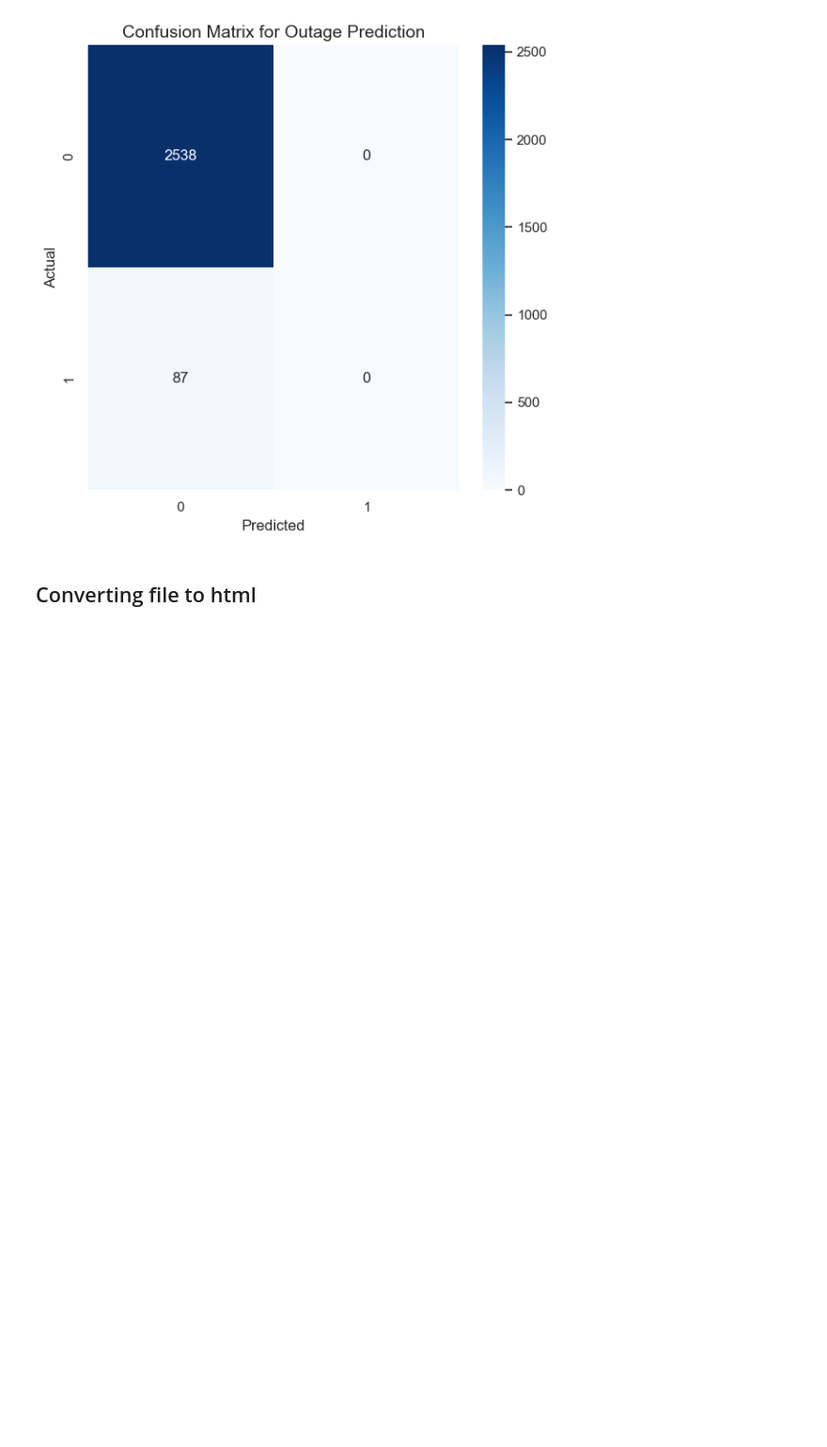
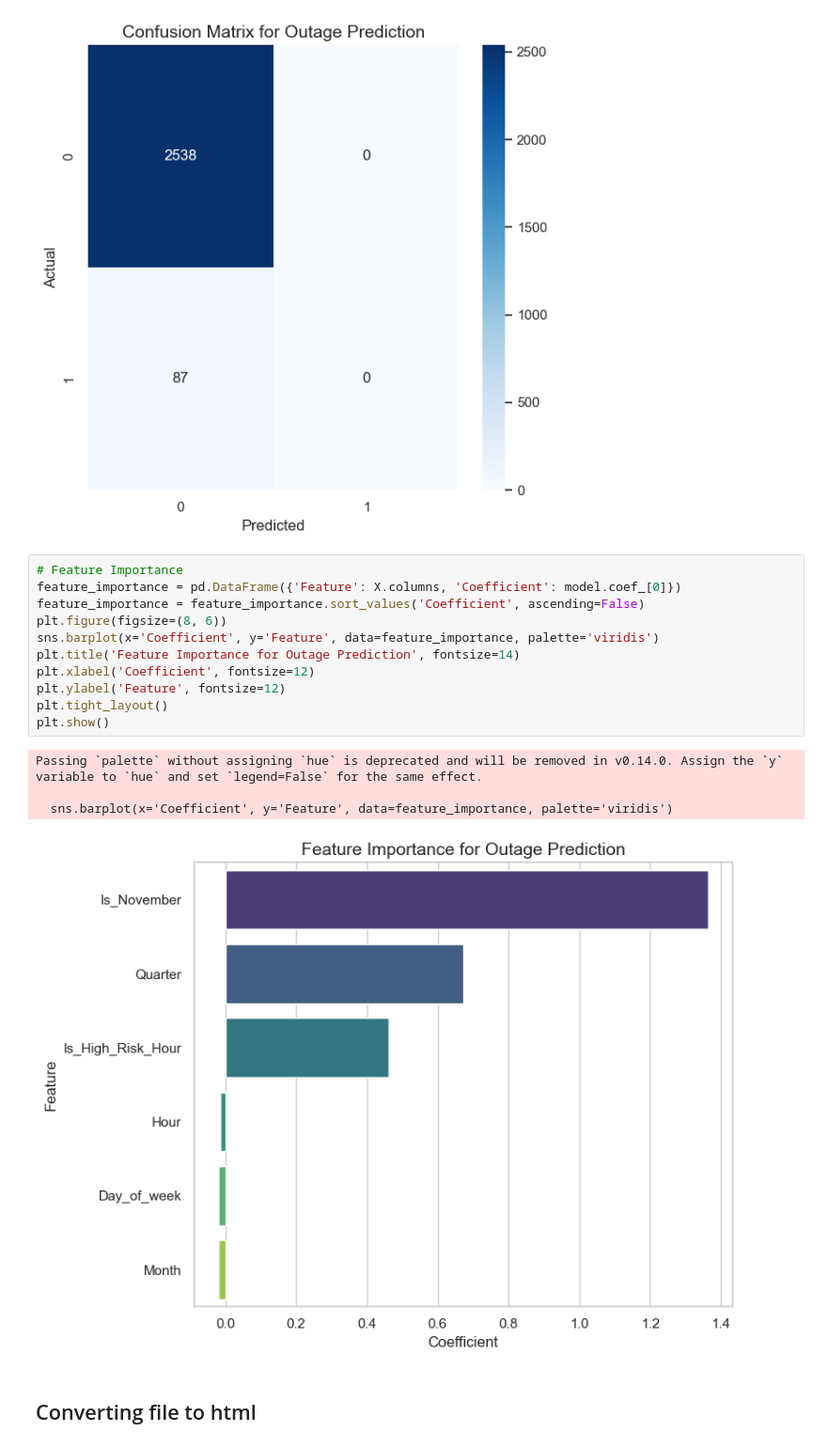
Before and after one commit to Phionanamugga/POWER_GRID_AI_PREDICITIVE_MAINTENANCE, a Jupyter notebook: power_outages.ipynb, the cells around one changed output. Shown at 94% size. Drawn from its saved outputs; the diff is of its cells as text; blank space fills up the shorter version.

Commit message:
carries out feature importance[Delivers#189071690]

```diff
--- a/power_outages.ipynb
+++ b/power_outages.ipynb
@@ -367,6 +367,22 @@ plt.show()
    macro avg       0.48      0.50      0.49      2625
 weighted avg       0.93      0.97      0.95      2625
 [figure]
+# %%
+# Feature Importance
+feature_importance = pd.DataFrame({'Feature': X.columns, 'Coefficient': model.coef_[0]})
+feature_importance = feature_importance.sort_values('Coefficient', ascending=False)
+plt.figure(figsize=(8, 6))
+sns.barplot(x='Coefficient', y='Feature', data=feature_importance, palette='viridis')
+plt.title('Feature Importance for Outage Prediction', fontsize=14)
+plt.xlabel('Coefficient', fontsize=12)
+plt.ylabel('Feature', fontsize=12)
+plt.tight_layout()
+plt.show()
+# %% [output]
+Passing `palette` without assigning `hue` is deprecated and will be removed in v0.14.0. Assign the `y` variable to `hue` and set `legend=False` for the same effect.
+
+  sns.barplot(x='Coefficient', y='Feature', data=feature_importance, palette='viridis')
+[figure, added]
 # %% [markdown]
 ## Converting file to html
 # %%
```
